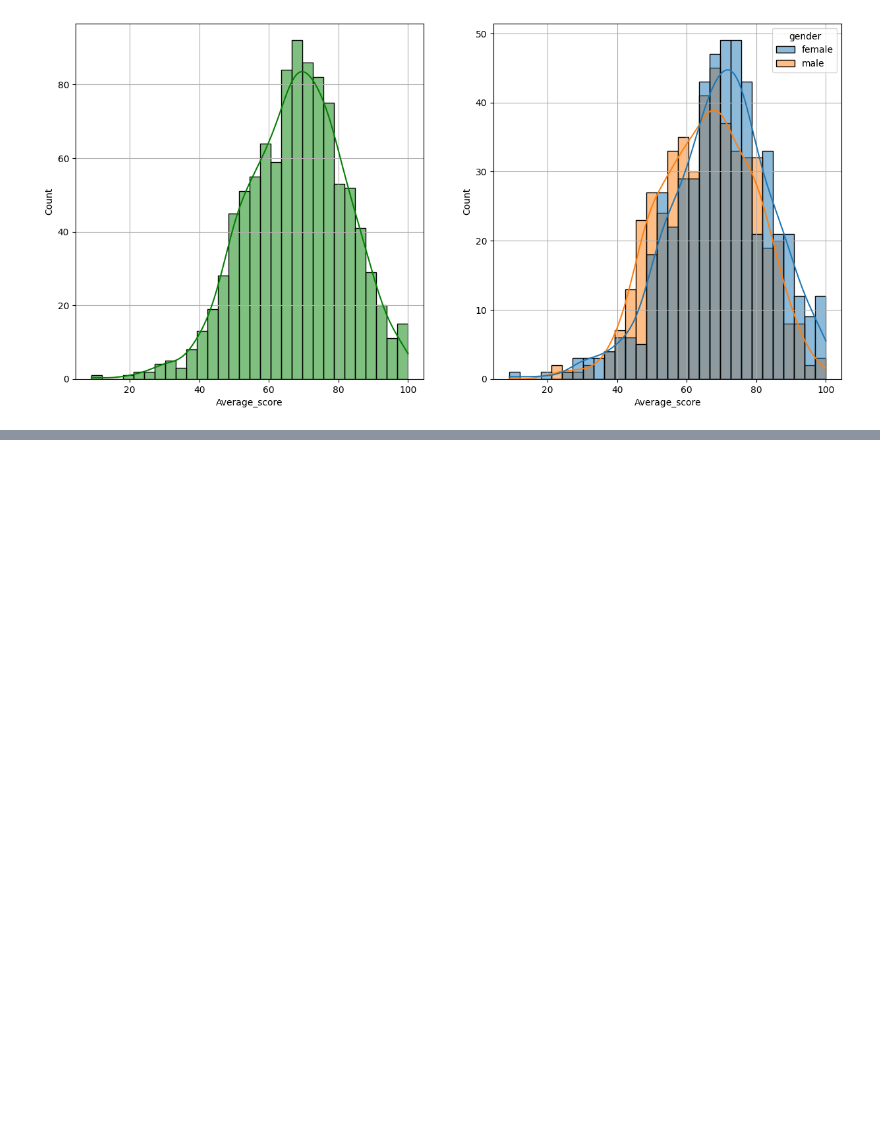
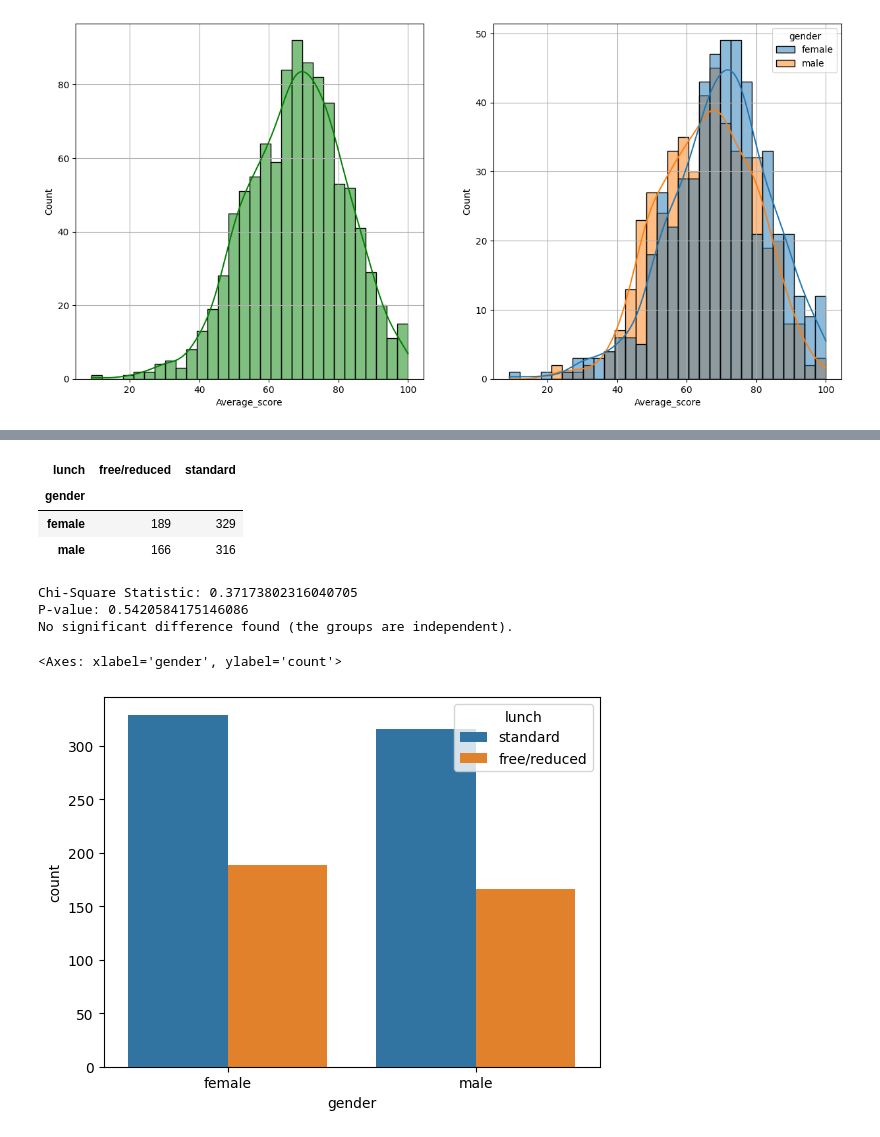
Before and after one commit to DwaipayanMistry/StudentsPerformance_DS-ML, a Jupyter notebook: notebook/EDA-Students-Performance.ipynb, the cells around one changed output, grey strips where cells are left out. Drawn from its saved outputs; the diff is of its cells as text; code cells hidden in the pictures; blank space fills up the shorter version.

```diff
--- a/notebook/EDA-Students-Performance.ipynb
+++ b/notebook/EDA-Students-Performance.ipynb
@@ -234,0 +260,32 @@ plt.show()
+# %%
+contingency_table=pd.crosstab(df.gender, df.lunch)
+contingency_table
+# %% [output]
+| lunch | free/reduced | standard |
+| gender |  |  |
+| female | 189 | 329 |
+| male | 166 | 316 |
+# %%
+from scipy.stats import chi2_contingency
+
+# Run the test
+chi2, p_value, dof, expected = chi2_contingency(contingency_table)
+
+print(f"Chi-Square Statistic: {chi2}")
+print(f"P-value: {p_value}")
+
+# Interpret the result
+alpha = 0.05
+if p_value < alpha:
+    print("There is a statistically significant difference between gender and lunch type.")
+else:
+    print("No significant difference found (the groups are independent).")
+# %% [output]
+Chi-Square Statistic: 0.37173802316040705
+P-value: 0.5420584175146086
+No significant difference found (the groups are independent).
+# %%
+sns.countplot(data=df, x='gender', hue='lunch')
+# %% [output]
+<Axes: xlabel='gender', ylabel='count'>
+[figure, added]
```
Also changed, not shown: parts of 30 cells of this notebook, 1 other file.
